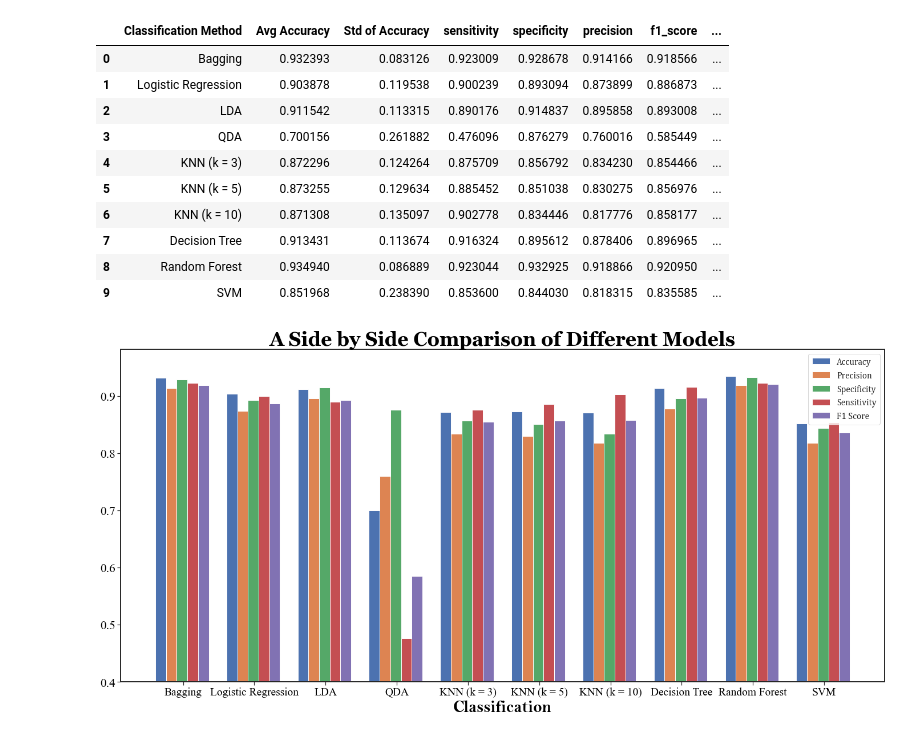
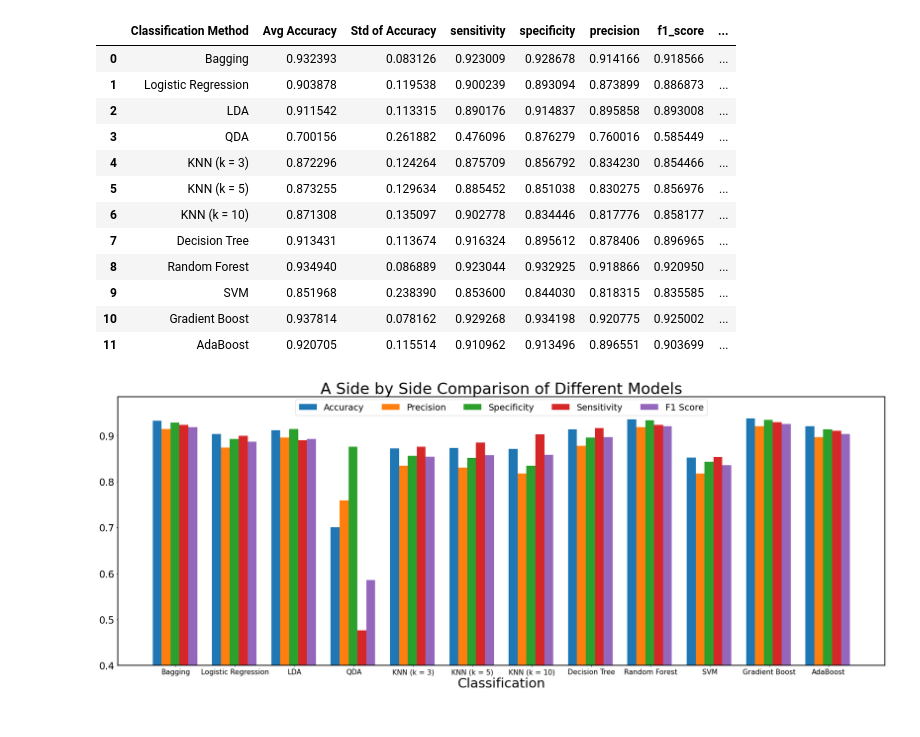
Before and after one commit to SVSM-AFib/2022-svsm-afib-group1, a Jupyter notebook: Tables and Graphs.ipynb, the cells around one changed output. Cells and saved outputs as stored; diff of their text form; code cells hidden in the pictures.

Commit message:
shravan's tables/graphs

```diff
--- a/Tables and Graphs.ipynb
+++ b/Tables and Graphs.ipynb
@@ -5,10 +5,3 @@ import matplotlib.pyplot as plt
 %matplotlib inline
 plt.rcParams['figure.dpi'] = 70 #display 70 dpi in Jupyter Notebook, may consider100 dpi
 plt.rcParams['savefig.dpi'] = 300 #define 300 dpi for saving figures
-# %%
-import seaborn as sns
-## here are some settings
-sns.set_style('whitegrid')
-sns.set(rc={"figure.dpi":70, 'savefig.dpi':300}) #defining dpi setting
-sns.set_context('notebook')
-sns.set_style("ticks")
@@ -62,7 +8,7 @@ cmtt10: cmtt10
 # %%
 results = pd.read_csv('results.csv')
 # %%
-results.head(11)
+results.head(12)
 # %% [output]
 |  | Classification Method | Avg Accuracy | Std of Accuracy | sensitivity | specificity | precision | f1_score | ... |
 | 0 | Bagging | 0.932393 | 0.083126 | 0.923009 | 0.928678 | 0.914166 | 0.918566 | ... |
@@ -75,45 +21,48 @@ results.head(11)
 | 7 | Decision Tree | 0.913431 | 0.113674 | 0.916324 | 0.895612 | 0.878406 | 0.896965 | ... |
 | 8 | Random Forest | 0.934940 | 0.086889 | 0.923044 | 0.932925 | 0.918866 | 0.920950 | ... |
 | 9 | SVM | 0.851968 | 0.238390 | 0.853600 | 0.844030 | 0.818315 | 0.835585 | ... |
+| 10 | Gradient Boost | 0.937814 | 0.078162 | 0.929268 | 0.934198 | 0.920775 | 0.925002 | ... |
+| 11 | AdaBoost | 0.920705 | 0.115514 | 0.910962 | 0.913496 | 0.896551 | 0.903699 | ... |
 # %%
 labels = results['Classification Method']
 accuracy = results['Avg Accuracy']
 f1_score = results['f1_score']
 precision = results['precision']
 specificity = results['specificity']
 sensitivity = results['sensitivity']
 
-plt.rcParams["figure.figsize"] = [20, 10]
+plt.rcParams["figure.figsize"] = [25, 10]
 plt.rcParams['axes.linewidth'] = 2
 
 x = np.arange(len(labels))  # the label locations
 width = 0.15  # the width of the bars
 
 fig, ax = plt.subplots()
 rects1 = ax.bar(x - 21*width/10, accuracy, width, label='Accuracy')
 rects2 = ax.bar(x - 11*width/10, precision, width, label='Precision')
-rects2 = ax.bar(x - width/10, specificity, width, label='Specificity')
-rects2 = ax.bar(x + 9*width/10, sensitivity, width, label='Sensitivity')
-rects2 = ax.bar(x + 19*width/10, f1_score, width, label='F1 Score')
+rects3= ax.bar(x - width/10, specificity, width, label='Specificity')
+rects4 = ax.bar(x + 9*width/10, sensitivity, width, label='Sensitivity')
+rects5 = ax.bar(x + 19*width/10, f1_score, width, label='F1 Score')
 
 
 
 # Add some text for labels, title and custom x-axis tick labels, etc.
-ax.set_xlabel('Classification', fontsize = 30, font = "Bell MT", fontweight = 'bold', color = 'black')
-ax.set_title('A Side by Side Comparison of Different Models', fontsize = 35, font = "Georgia", color = 'black', fontweight='bold')
+ax.set_xlabel('Classification', fontsize = 30, color = 'black',  font = 'DejaVu Sans')
+ax.set_title('A Side by Side Comparison of Different Models', fontsize = 35, color = 'black', font = 'DejaVu Sans')
 ax.set_xticks(x)# set the current tick locations.
 ax.set_xticklabels(labels) # set the current tick labels of the x-axis.
-ax.legend(fontsize = 16)  # Place a legend on the axes.
-plt.yticks(fontsize=22, font = "Times New Roman", color = 'black')
-plt.xticks(fontsize = 20, font = "Times New Roman", color = 'black')
+leg = ax.legend(loc='center', bbox_to_anchor=(0.5, 0.96), shadow=False, ncol=5, fontsize = 20)
+plt.yticks(fontsize=22, color = 'black', font = 'DejaVu Sans' )
+plt.xticks(fontsize = 16, color = 'black', font = 'DejaVu Sans')
 plt.ylim(bottom = 0.4)
 
+
 fig.tight_layout()
-plt.rc('font',family='Cambria')
+plt.rc('font',family='DejaVu Sans')
 
 plt.show()
 # %% [output]
-[figure, old version]
+[figure, new version]
 # %%
 labels = results['Classification Method']
 run_time = results['Run Time (seconds)']
```
Also changed, not shown: parts of 12 cells of this notebook, 3 other files.
